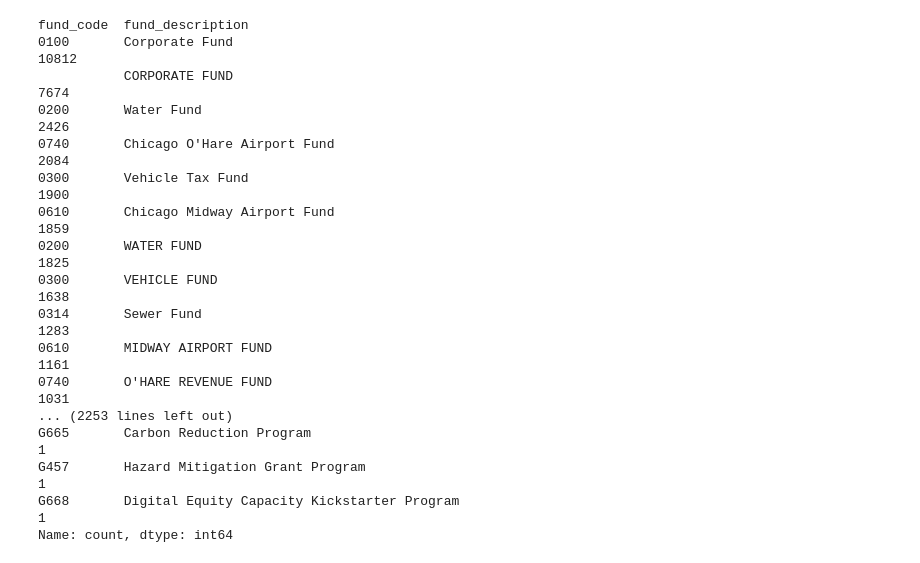
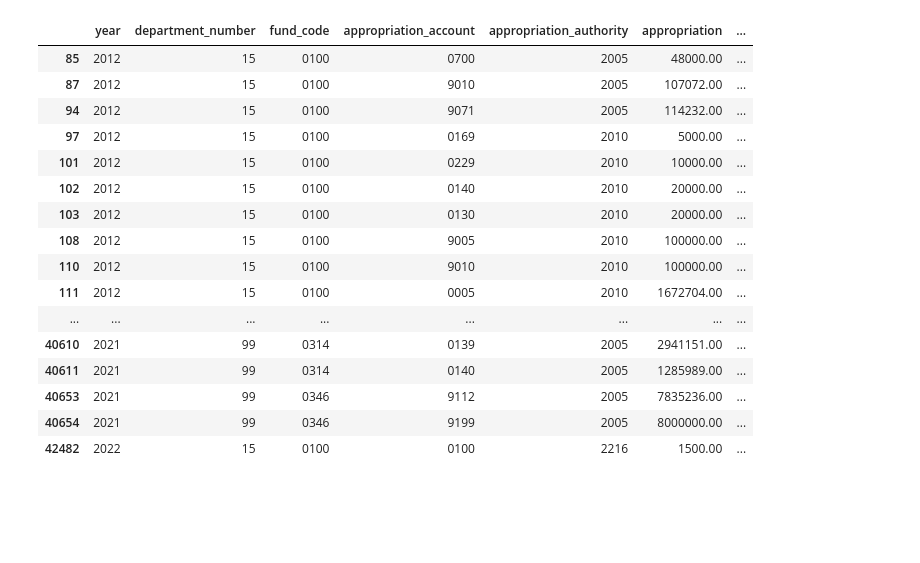
Before and after one commit to RamarkoB/chicago-budget, a Jupyter notebook: python/notebooks/recommendationTest.ipynb, the cells around one changed output. Cells and saved outputs as stored; diff of their text form; code cells hidden in the pictures; blank space fills up the shorter version.

```diff
--- a/python/notebooks/recommendationTest.ipynb
+++ b/python/notebooks/recommendationTest.ipynb
@@ -63,20 +84,0 @@ df.head()
-# %%
-df[["fund_code", "fund_description"]].value_counts()
-# %% [output]
-fund_code  fund_description
-0100       Corporate Fund                                                                                           10812
-           CORPORATE FUND                                                                                            7674
-0200       Water Fund                                                                                                2426
-0740       Chicago O'Hare Airport Fund                                                                               2084
-0300       Vehicle Tax Fund                                                                                          1900
-0610       Chicago Midway Airport Fund                                                                               1859
-0200       WATER FUND                                                                                                1825
-0300       VEHICLE FUND                                                                                              1638
-0314       Sewer Fund                                                                                                1283
-0610       MIDWAY AIRPORT FUND                                                                                       1161
-0740       O'HARE REVENUE FUND                                                                                       1031
-... (2253 lines left out)
-G665       Carbon Reduction Program                                                                                     1
-G457       Hazard Mitigation Grant Program                                                                              1
-G668       Digital Equity Capacity Kickstarter Program                                                                  1
-Name: count, dtype: int64
@@ -88,0 +85,24 @@ Name: count, dtype: int64
+# %%
+df[
+    ~pd.isna(df["appropriation"])
+    & ~pd.isna(df["revised_appropriation"])
+    & (df["appropriation"] != df["revised_appropriation"])
+]
+# %% [output]
+|  | year | department_number | fund_code | appropriation_account | appropriation_authority | appropriation | ... |
+| 85 | 2012 | 15 | 0100 | 0700 | 2005 | 48000.00 | ... |
+| 87 | 2012 | 15 | 0100 | 9010 | 2005 | 107072.00 | ... |
+| 94 | 2012 | 15 | 0100 | 9071 | 2005 | 114232.00 | ... |
+| 97 | 2012 | 15 | 0100 | 0169 | 2010 | 5000.00 | ... |
+| 101 | 2012 | 15 | 0100 | 0229 | 2010 | 10000.00 | ... |
+| 102 | 2012 | 15 | 0100 | 0140 | 2010 | 20000.00 | ... |
+| 103 | 2012 | 15 | 0100 | 0130 | 2010 | 20000.00 | ... |
+| 108 | 2012 | 15 | 0100 | 9005 | 2010 | 100000.00 | ... |
+| 110 | 2012 | 15 | 0100 | 9010 | 2010 | 100000.00 | ... |
+| 111 | 2012 | 15 | 0100 | 0005 | 2010 | 1672704.00 | ... |
+| ... | ... | ... | ... | ... | ... | ... | ... |
+| 40610 | 2021 | 99 | 0314 | 0139 | 2005 | 2941151.00 | ... |
+| 40611 | 2021 | 99 | 0314 | 0140 | 2005 | 1285989.00 | ... |
+| 40653 | 2021 | 99 | 0346 | 9112 | 2005 | 7835236.00 | ... |
+| 40654 | 2021 | 99 | 0346 | 9199 | 2005 | 8000000.00 | ... |
+| 42482 | 2022 | 15 | 0100 | 0100 | 2216 | 1500.00 | ... |
```
Also changed, not shown: parts of 5 cells of this notebook, 30 other files.
